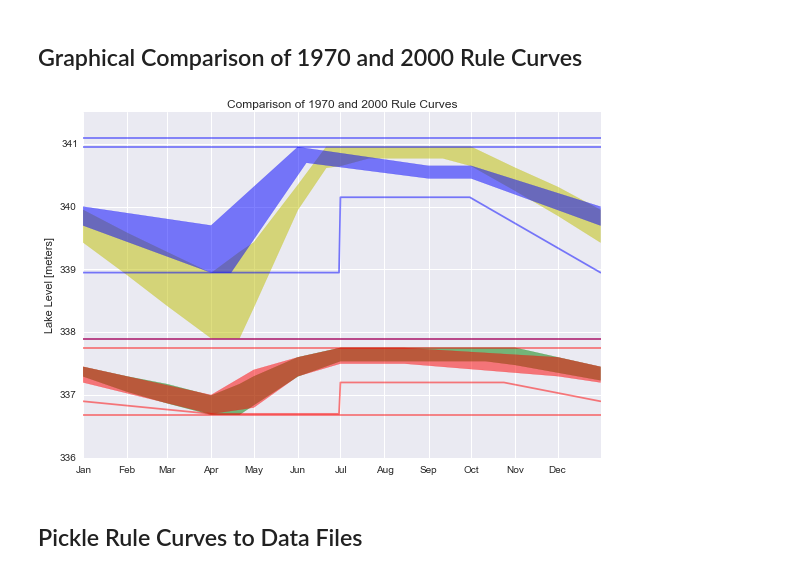
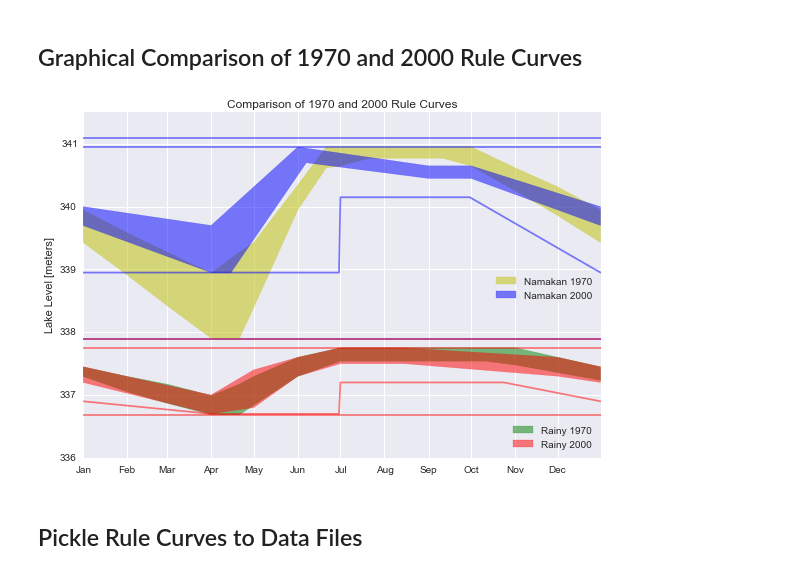
Before and after one commit to kmcgarry7/Rainy-Lake-Hydrology, a Jupyter notebook: Rule_Curves_for_Rainy_and_Namakan_Lakes.ipynb, the cells around one changed output. Cells and saved outputs as stored; diff of their text form; code cells hidden in the pictures.

```diff
--- a/Rule_Curves_for_Rainy_and_Namakan_Lakes.ipynb
+++ b/Rule_Curves_for_Rainy_and_Namakan_Lakes.ipynb
@@ -289,35 +289,52 @@ plt.plot(NL2000.index,NL2000['EDL'],color='b',alpha=0.5)
 plt.plot(NL2000.index,NL2000['EHW'],color='b',alpha=0.5)
 plt.plot(NL2000.index,NL2000['AGO'],color='b',alpha=0.5)
 
 plt.plot(RL2000.index,RL2000['ELW'],color='r',alpha=0.5)
 plt.plot(RL2000.index,RL2000['EDL'],color='r',alpha=0.5)
 plt.plot(RL2000.index,RL2000['EHW'],color='r',alpha=0.5)
 plt.plot(RL2000.index,RL2000['AGO'],color='r',alpha=0.5)
 
 plt.fill_between(NL2000.index,
                  NL2000['LRC'].tolist(),
                  NL2000['URC'].tolist(),
                  color='b', alpha='0.5')
 
 plt.fill_between(RL2000.index,
                  RL2000['LRC'].tolist(),
                  RL2000['URC'].tolist(),
                  color='r', alpha='0.5')
+
 plt.hold('False')
 
 plt.ylim(336,341.5)
 plt.ylabel('Lake Level [meters]')
 plt.title('Comparison of 1970 and 2000 Rule Curves')
+
+import matplotlib.patches as mpatches
+
+gold_patch = mpatches.Patch(color='y', alpha = 0.5, label='Namakan 1970')
+blue_patch = mpatches.Patch(color='b', alpha = 0.5, label='Namakan 2000')
+green_patch = mpatches.Patch(color='g', alpha = 0.5, label='Rainy 1970')
+red_patch = mpatches.Patch(color='r', alpha = 0.5, label='Rainy 2000')
+
+nlegend = plt.legend(handles=[gold_patch,blue_patch],bbox_to_anchor=[1.0,0.55])
+plt.gca().add_artist(nlegend)
+plt.legend(handles=[green_patch,red_patch],loc=4)
 
 import matplotlib.dates as mdates
 
 plt.gca().xaxis.set_major_locator(mdates.MonthLocator())
 plt.gca().xaxis.set_major_formatter(mdates.DateFormatter('%b'))
 
 plt.tight_layout()
-plt.savefig('./images/RuleCurveComparison.png')
+
+fname = './images/RuleCurveComparison.png'
+
+plt.savefig(fname)
+!convert $fname -trim $fname
+!convert $fname -transparent white $fname
 # %% [output]
-[figure, old version]
+[figure, new version]
 # %% [markdown]
 ## <a name=section04></a>Pickle Rule Curves to Data Files
 # %%
```
Also changed, not shown: 27 other files.
